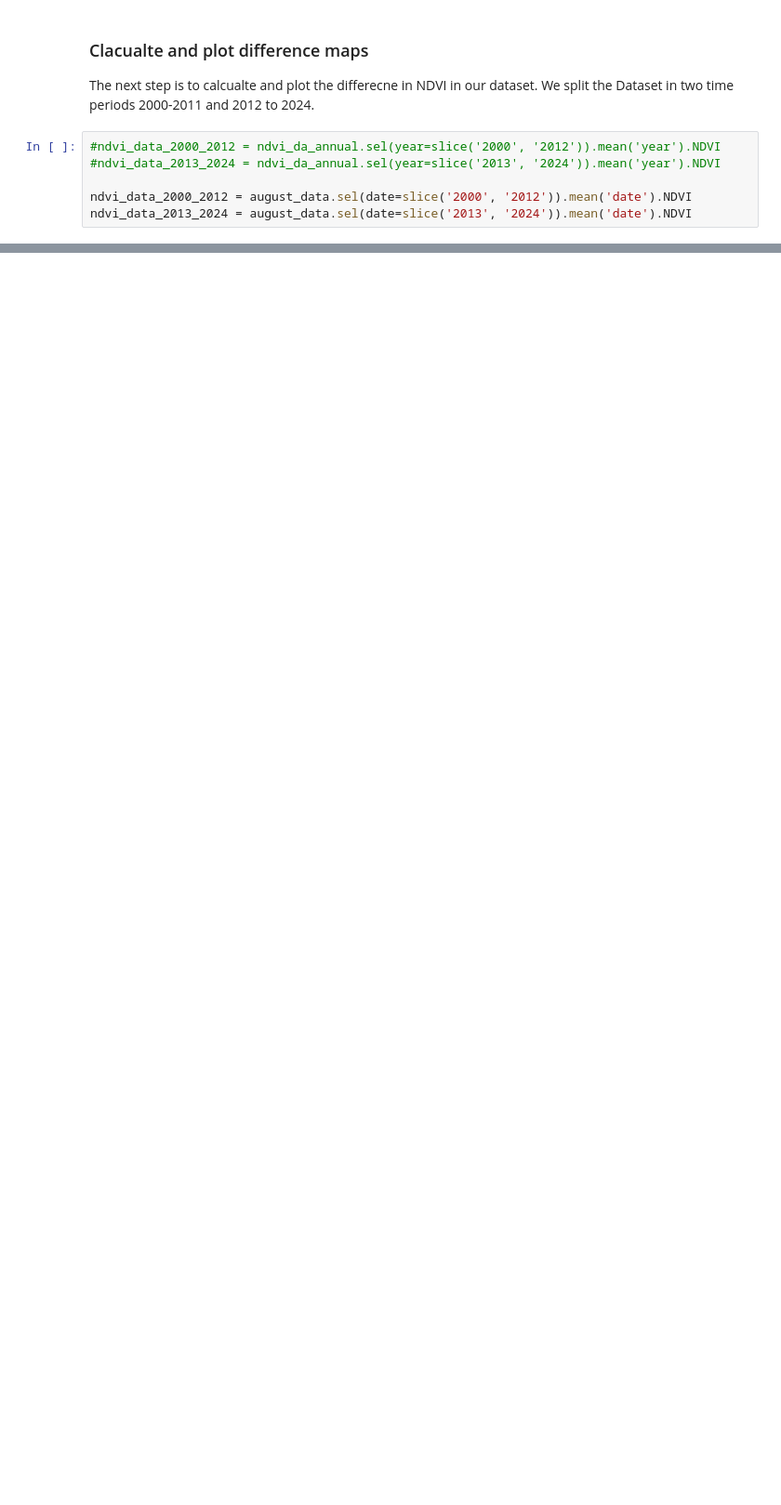
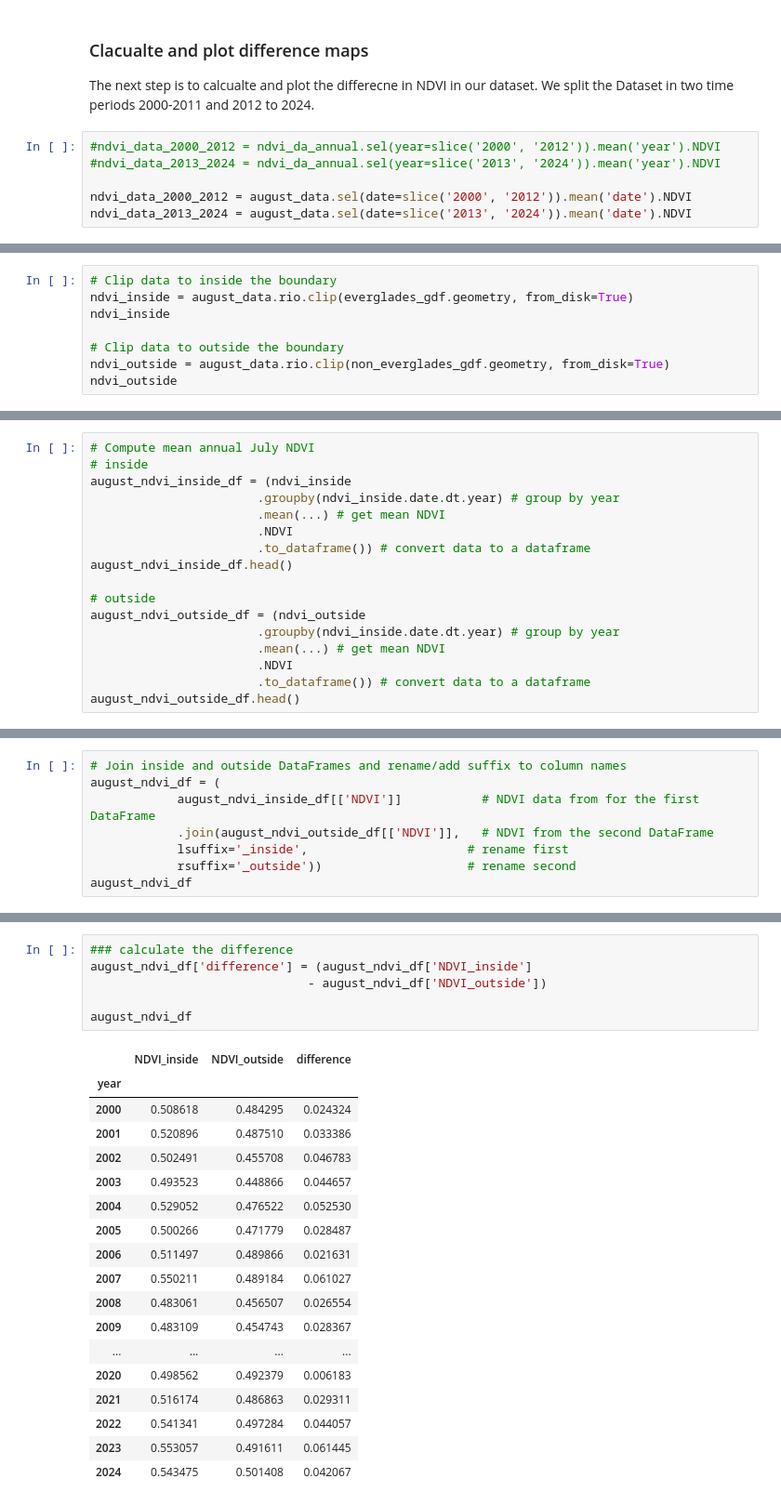
Before and after one commit to earthlab-education/04-vegetation-MarJess, a Jupyter notebook: notebooks/vegetation_portolio.ipynb, the cells around one changed output, grey strips where cells are left out. Shown at 93% size. Cells and saved outputs as stored; diff of their text form; blank space fills up the shorter version.

```diff
--- a/notebooks/vegetation_portolio.ipynb
+++ b/notebooks/vegetation_portolio.ipynb
@@ -257,0 +272,8 @@ ndvi_diff = (
+# %%
+# Clip data to inside the boundary
+ndvi_inside = august_data.rio.clip(everglades_gdf.geometry, from_disk=True)
+ndvi_inside
+
+# Clip data to outside the boundary
+ndvi_outside = august_data.rio.clip(non_everglades_gdf.geometry, from_disk=True)
+ndvi_outside
@@ -257,0 +291,17 @@ ndvi_diff = (
+# %%
+# Compute mean annual July NDVI
+# inside
+august_ndvi_inside_df = (ndvi_inside
+                       .groupby(ndvi_inside.date.dt.year) # group by year
+                       .mean(...) # get mean NDVI
+                       .NDVI
+                       .to_dataframe()) # convert data to a dataframe
+august_ndvi_inside_df.head()
+
+# outside
+august_ndvi_outside_df = (ndvi_outside
+                       .groupby(ndvi_inside.date.dt.year) # group by year
+                       .mean(...) # get mean NDVI
+                       .NDVI
+                       .to_dataframe()) # convert data to a dataframe
+august_ndvi_outside_df.head()
@@ -257,0 +316,8 @@ ndvi_diff = (
+# %%
+# Join inside and outside DataFrames and rename/add suffix to column names
+august_ndvi_df = (
+            august_ndvi_inside_df[['NDVI']]           # NDVI data from for the first DataFrame
+            .join(august_ndvi_outside_df[['NDVI']],   # NDVI from the second DataFrame
+            lsuffix='_inside',                      # rename first
+            rsuffix='_outside'))                    # rename second
+august_ndvi_df
@@ -257,0 +343,25 @@ ndvi_diff = (
+# %%
+### calculate the difference
+august_ndvi_df['difference'] = (august_ndvi_df['NDVI_inside']
+                              - august_ndvi_df['NDVI_outside'])
+
+august_ndvi_df
+# %% [output]
+|  | NDVI_inside | NDVI_outside | difference |
+| year |  |  |  |
+| 2000 | 0.508618 | 0.484295 | 0.024324 |
+| 2001 | 0.520896 | 0.487510 | 0.033386 |
+| 2002 | 0.502491 | 0.455708 | 0.046783 |
+| 2003 | 0.493523 | 0.448866 | 0.044657 |
+| 2004 | 0.529052 | 0.476522 | 0.052530 |
+| 2005 | 0.500266 | 0.471779 | 0.028487 |
+| 2006 | 0.511497 | 0.489866 | 0.021631 |
+| 2007 | 0.550211 | 0.489184 | 0.061027 |
+| 2008 | 0.483061 | 0.456507 | 0.026554 |
+| 2009 | 0.483109 | 0.454743 | 0.028367 |
+| ... | ... | ... | ... |
+| 2020 | 0.498562 | 0.492379 | 0.006183 |
+| 2021 | 0.516174 | 0.486863 | 0.029311 |
+| 2022 | 0.541341 | 0.497284 | 0.044057 |
+| 2023 | 0.553057 | 0.491611 | 0.061445 |
+| 2024 | 0.543475 | 0.501408 | 0.042067 |
```
Also changed, not shown: parts of 6 cells of this notebook.
